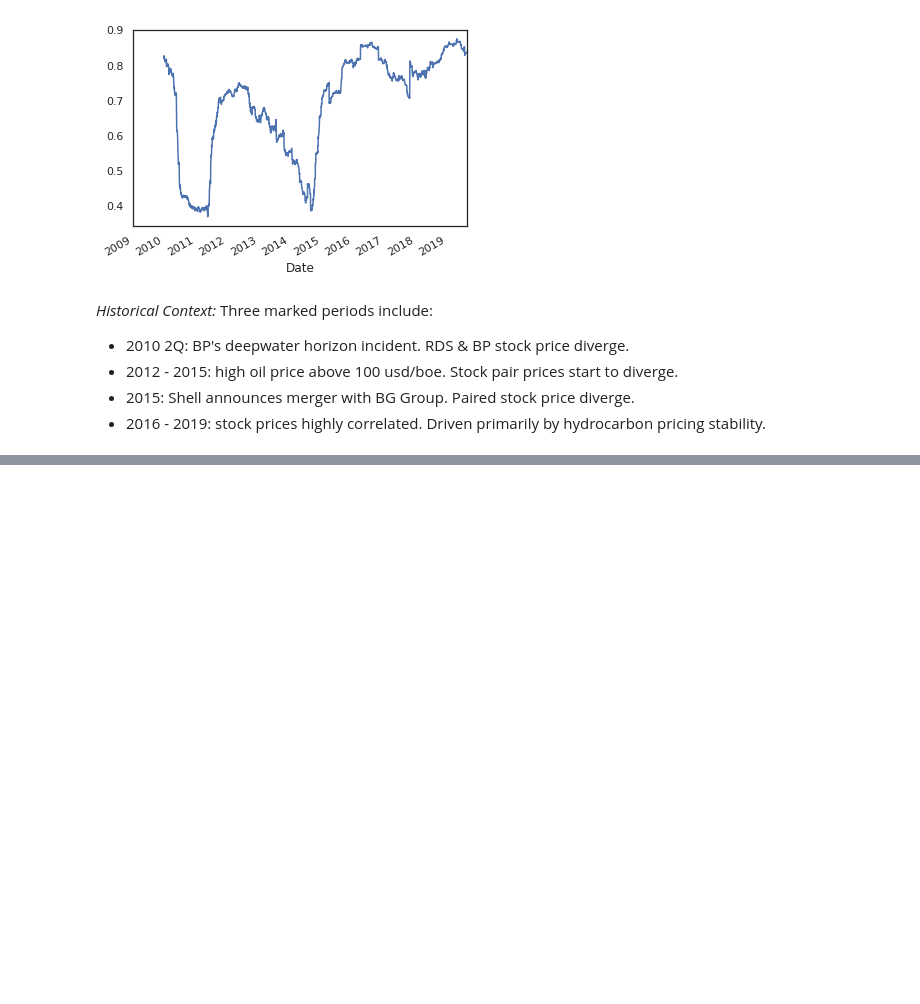
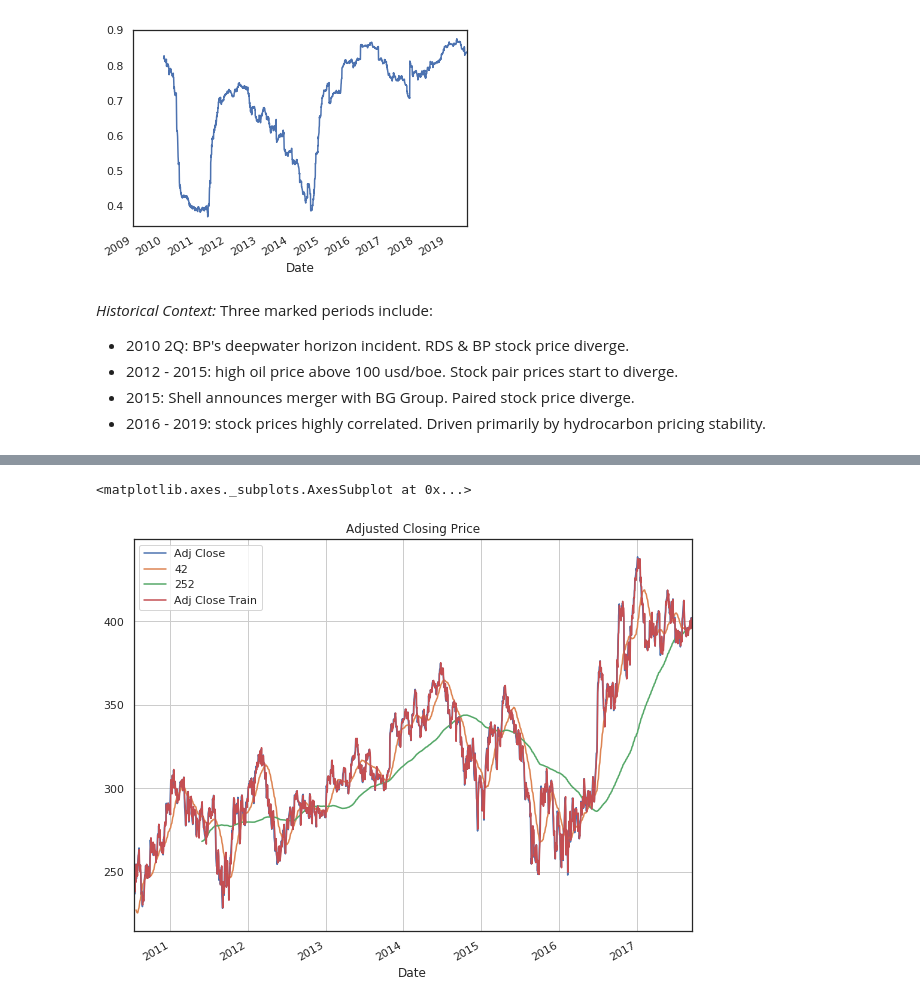
Before and after one commit to ernestoaddiego/FinanceMachineLearning, a Jupyter notebook: StockPredictUsingML_EAG_06Sep19.ipynb, the cells around one changed output, grey strips where cells are left out. Drawn from its saved outputs; the diff is of its cells as text; code cells hidden in the pictures; blank space fills up the shorter version.

```diff
--- a/StockPredictUsingML_EAG_06Sep19.ipynb
+++ b/StockPredictUsingML_EAG_06Sep19.ipynb
@@ -462,0 +650,3 @@ This demo will develop the 'classic' trading strategy of the intersection betwee
+# %%
+data = bp['Adj Close'].values[indexes] # Create the 2D matrix of training samples
+print(data)
@@ -462,0 +669,4 @@ This demo will develop the 'classic' trading strategy of the intersection betwee
+# %%
+X = data[:,:-1] # each column represents 32 days in the past
+y = data [:,-1] # last columnt represents the 33rd day
+print(X,y)
@@ -462,0 +690,11 @@ This demo will develop the 'classic' trading strategy of the intersection betwee
+# %%
+# Train and test split
+split_fraction = 0.8
+ind_split = int(split_fraction * num_samples)
+X_train = X[:ind_split]
+y_train = y[:ind_split]
+X_test = X[ind_split:]
+y_test = y[ind_split:]
+
+print(X_train)
+print(y_train)
@@ -462,0 +722,18 @@ This demo will develop the 'classic' trading strategy of the intersection betwee
+# %%
+# Train
+ridge_model = Ridge()
+ridge_model.fit(X_train, y_train)
+
+# Infer
+y_pred_train_ridge = ridge_model.predict(X_train)
+y_pred_ridge = ridge_model.predict(X_test)
+# %%
+# Plot what it looks like for the training data
+df_ridge = bp.copy()
+df_ridge.drop(['Open', 'High', 'Low', 'Close', 'Volume'], axis=1, inplace=True)
+df_ridge = df_ridge.iloc[window_size:ind_split] # Past 32 days we don't know yet
+df_ridge['Adj Close Train'] = y_pred_train_ridge[:-window_size]
+df_ridge.plot(label='BP.L', figsize=(10,8), title='Adjusted Closing Price', grid=True)
+# %% [output]
+<matplotlib.axes._subplots.AxesSubplot at 0x...>
+[figure, added]
```
Also changed, not shown: parts of 34 cells of this notebook.
